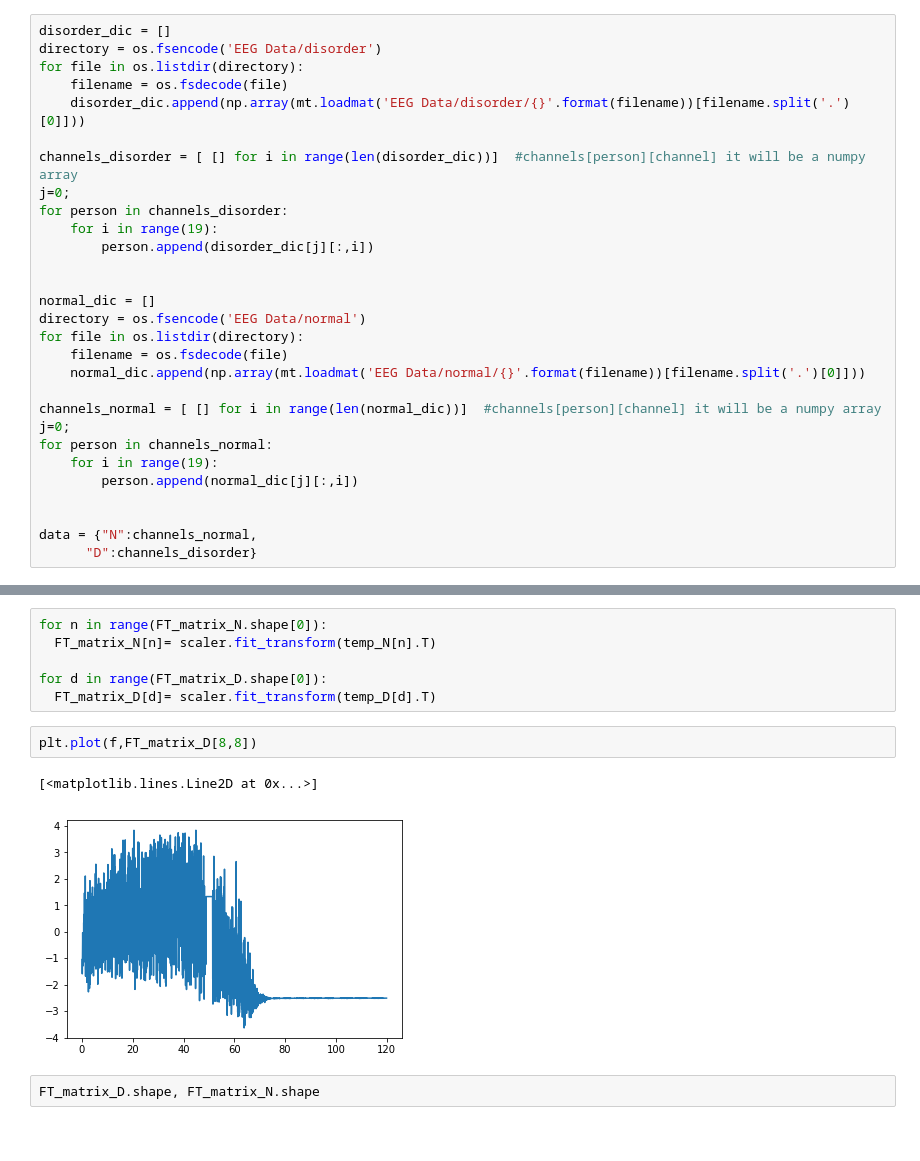
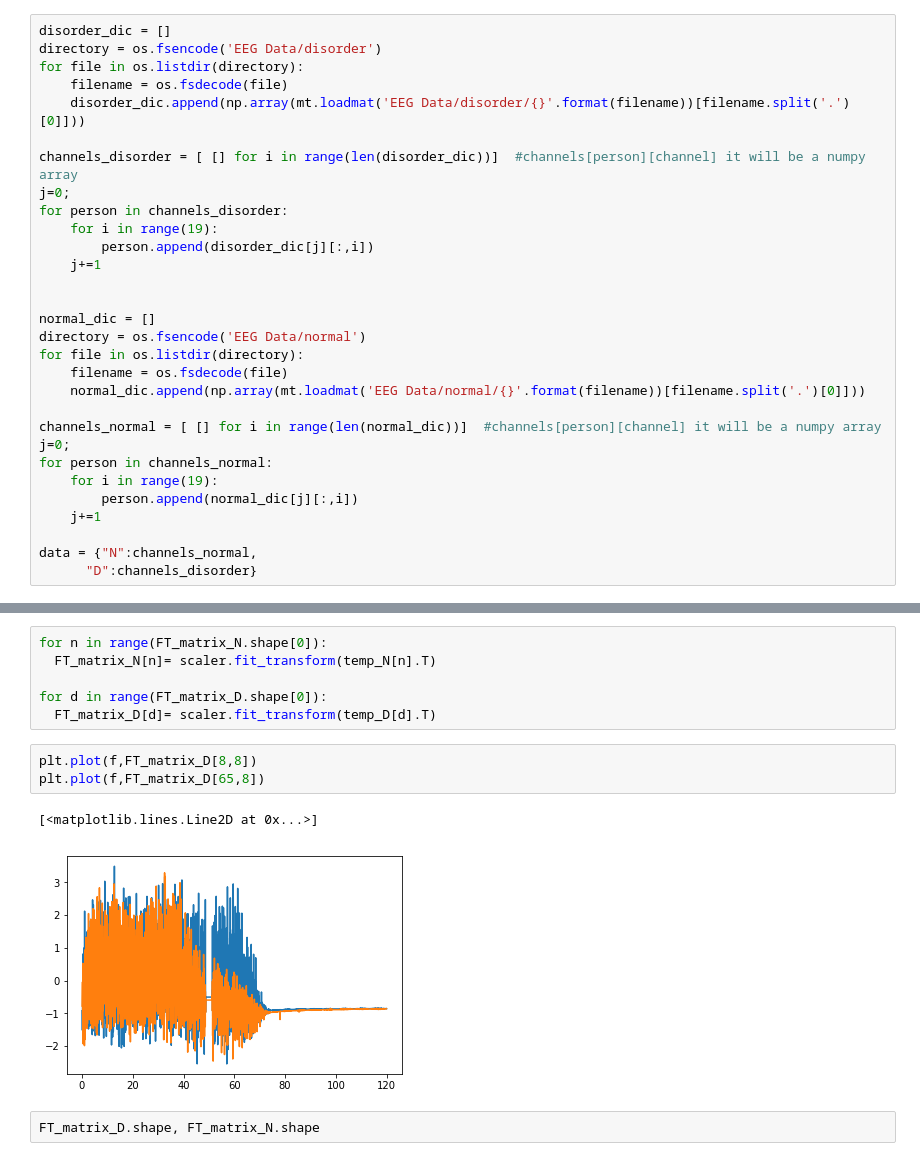
Before and after one commit to alifele/EEG-SelfResearch, a Jupyter notebook: colab_ANN_with_FFT.ipynb, the cells around one changed output, grey strips where cells are left out. Cells and saved outputs as stored; diff of their text form.

```diff
--- a/colab_ANN_with_FFT.ipynb
+++ b/colab_ANN_with_FFT.ipynb
@@ -46,6 +49,7 @@ j=0;
 for person in channels_disorder:
     for i in range(19):
         person.append(disorder_dic[j][:,i])
+    j+=1
 
 
 normal_dic = []
@@ -59,7 +63,7 @@ j=0;
 for person in channels_normal:
     for i in range(19):
         person.append(normal_dic[j][:,i])
-
+    j+=1
 
 data = {"N":channels_normal,
       "D":channels_disorder}
@@ -215,9 +224,10 @@ for d in range(FT_matrix_D.shape[0]):
   FT_matrix_D[d]= scaler.fit_transform(temp_D[d].T)
 # %%
 plt.plot(f,FT_matrix_D[8,8])
+plt.plot(f,FT_matrix_D[65,8])
 # %% [output]
 [<matplotlib.lines.Line2D at 0x...>]
-[figure, old version]
+[figure, new version]
 # %%
 FT_matrix_D.shape, FT_matrix_N.shape
 # %% [output]
```
Also changed, not shown: parts of 11 cells of this notebook.
